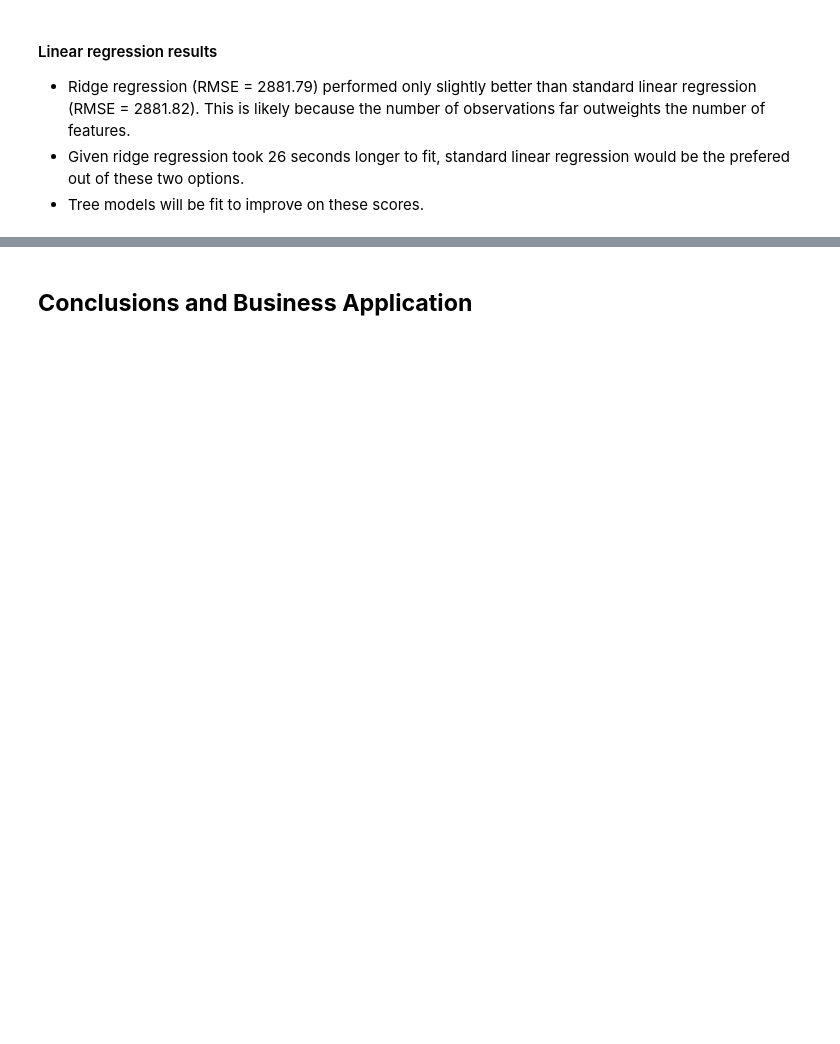
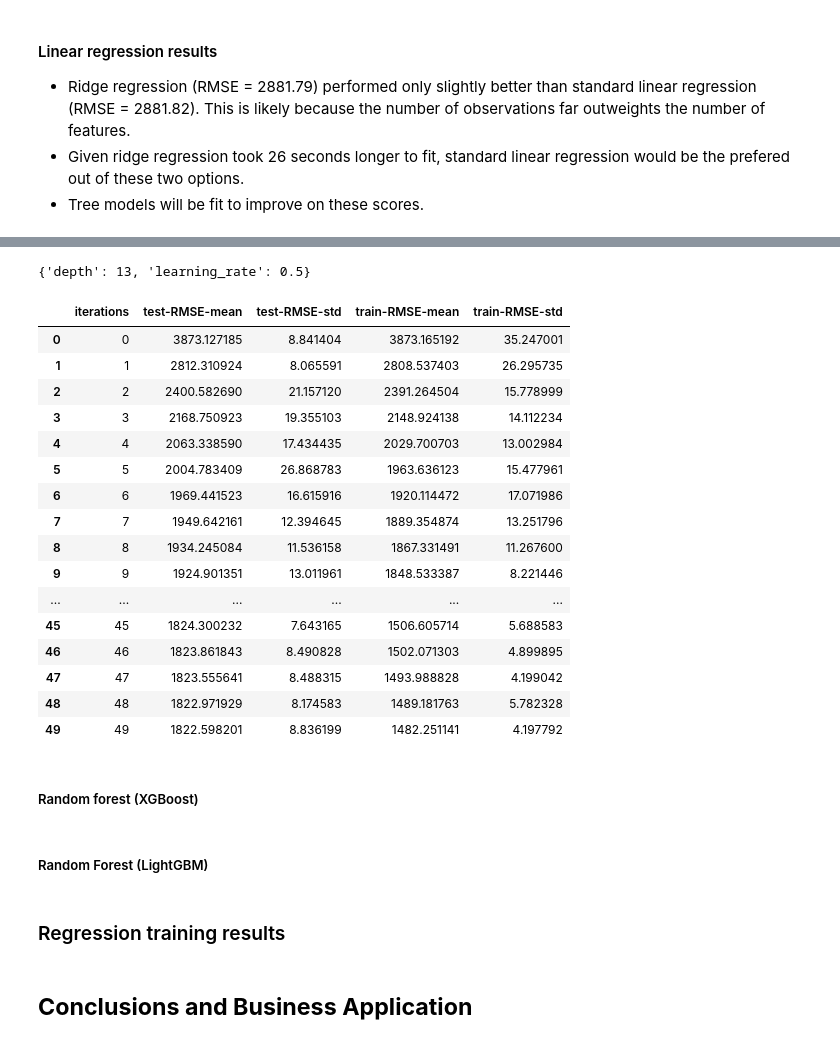
Before and after one commit to kellyshreeve/predicting-used-car-price, a Jupyter notebook: car_price_analysis.ipynb, the cells around one changed output, grey strips where cells are left out. Drawn from its saved outputs; the diff is of its cells as text; code cells hidden in the pictures; blank space fills up the shorter version.

Commit message:
CatBoost

```diff
--- a/car_price_analysis.ipynb
+++ b/car_price_analysis.ipynb
@@ -1137,0 +1171,37 @@ display(rf_reg_results)
+# %%
+start = time.time()
+
+train_set = Pool(data=feat_train,
+                 label=targ_train,
+                 cat_features=['vehicle_type',
+                               'gearbox',
+                               'registration_month',
+                               'fuel_type',
+                               'not_repaired',
+                               'postal_code_trunc1000',
+                               'model_top125',
+                               'brand_top20'])
+
+catboost_reg = CatBoostRegressor(iterations=300,
+                                 cat_features=[
+                                    'vehicle_type',
+                                    'gearbox',
+                                    'registration_month',
+                                    'fuel_type',
+                                    'not_repaired',
+                                    'postal_code_trunc1000',
+                                    'model_top125',
+                                    'brand_top20'],
+                                 verbose=100)
+
+catboost_reg.set_params(train_dir='/tmp/catboost_info')
+
+grid = {
+    'learning_rate':[.03, 0.5, .7],
+    'depth':[5, 7, 10, 15]
+}
+
+catboost_reg_results = catboost_reg.grid_search(param_grid=grid, X=train_set, cv=3)
+
+
+end = time.time()
@@ -1138,2 +1233,30 @@ display(rf_reg_results)
+# %%
+print(catboost_reg_results['params'])
+display(pd.DataFrame(catboost_reg_results['cv_results']))
+# %% [output]
+{'depth': 13, 'learning_rate': 0.5}
+|  | iterations | test-RMSE-mean | test-RMSE-std | train-RMSE-mean | train-RMSE-std |
+| 0 | 0 | 3873.127185 | 8.841404 | 3873.165192 | 35.247001 |
+| 1 | 1 | 2812.310924 | 8.065591 | 2808.537403 | 26.295735 |
+| 2 | 2 | 2400.582690 | 21.157120 | 2391.264504 | 15.778999 |
+| 3 | 3 | 2168.750923 | 19.355103 | 2148.924138 | 14.112234 |
+| 4 | 4 | 2063.338590 | 17.434435 | 2029.700703 | 13.002984 |
+| 5 | 5 | 2004.783409 | 26.868783 | 1963.636123 | 15.477961 |
+| 6 | 6 | 1969.441523 | 16.615916 | 1920.114472 | 17.071986 |
+| 7 | 7 | 1949.642161 | 12.394645 | 1889.354874 | 13.251796 |
+| 8 | 8 | 1934.245084 | 11.536158 | 1867.331491 | 11.267600 |
+| 9 | 9 | 1924.901351 | 13.011961 | 1848.533387 | 8.221446 |
+| ... | ... | ... | ... | ... | ... |
+| 45 | 45 | 1824.300232 | 7.643165 | 1506.605714 | 5.688583 |
+| 46 | 46 | 1823.861843 | 8.490828 | 1502.071303 | 4.899895 |
+| 47 | 47 | 1823.555641 | 8.488315 | 1493.988828 | 4.199042 |
+| 48 | 48 | 1822.971929 | 8.174583 | 1489.181763 | 5.782328 |
+| 49 | 49 | 1822.598201 | 8.836199 | 1482.251141 | 4.197792 |
+# %% [markdown]
+##### Random forest (XGBoost)
+# %% [markdown]
+##### Random Forest (LightGBM)
+# %% [markdown]
+### Regression training results
 # %% [markdown]
 ## **Conclusions and Business Application**
```
Also changed, not shown: parts of 26 cells of this notebook.
